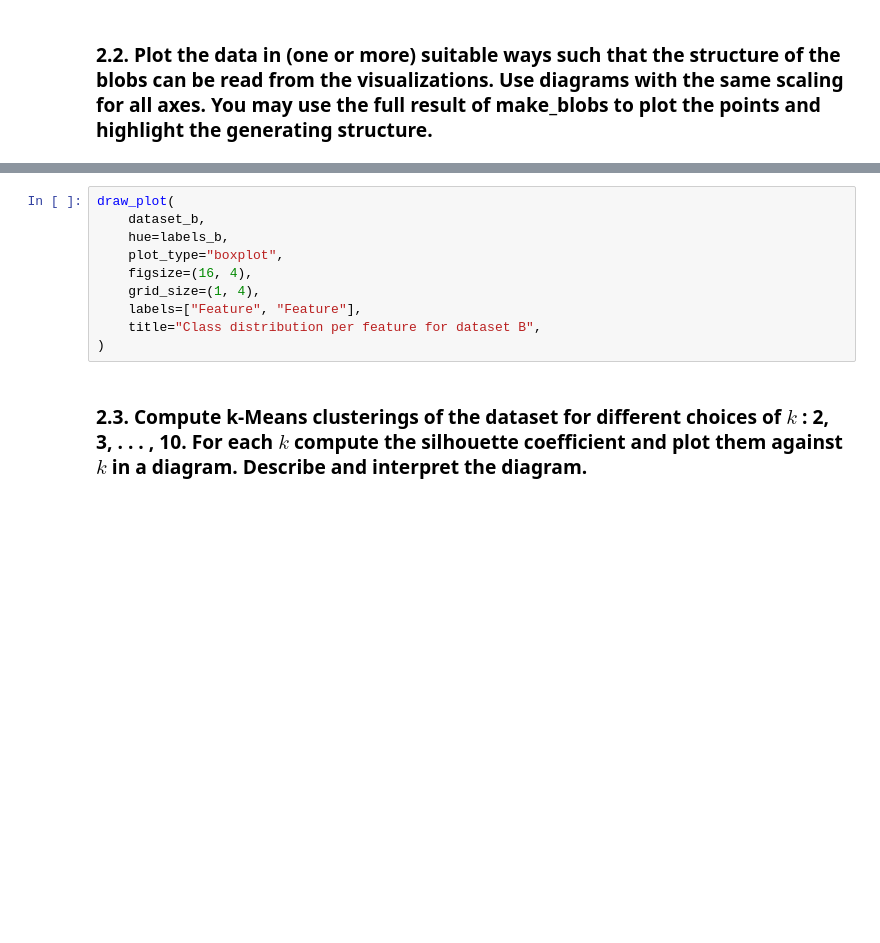
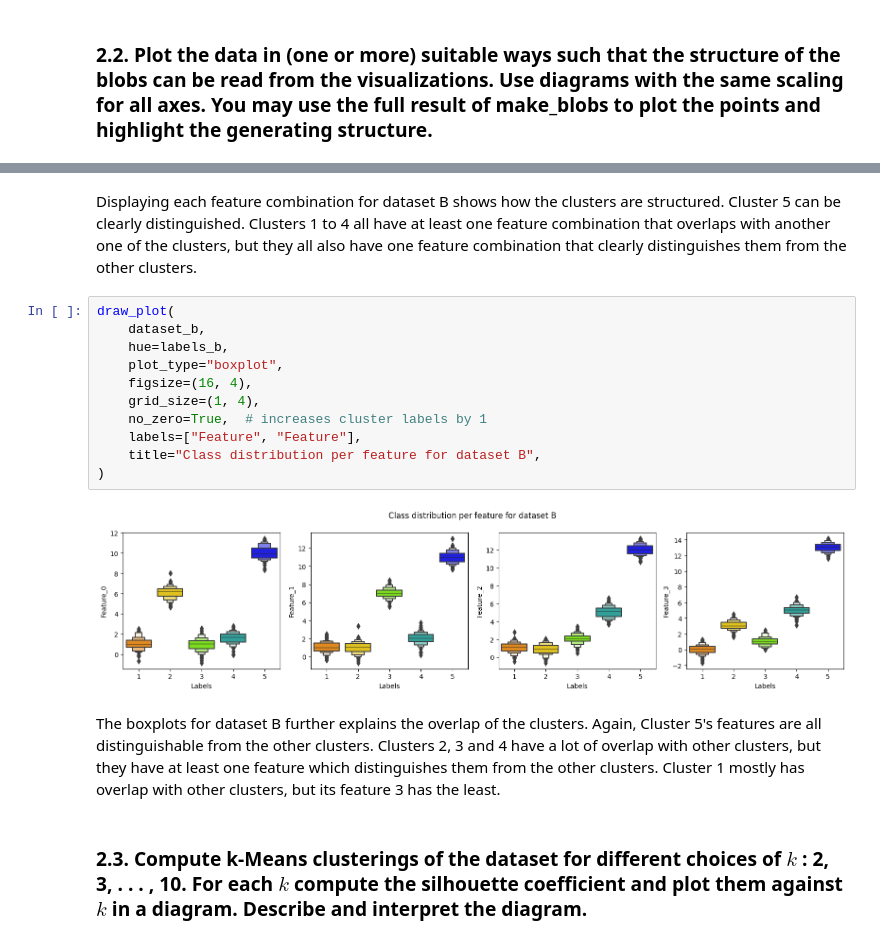
Before and after one commit to JaNoNi/MADS-MMS-Exam1, a Jupyter notebook: exam1.ipynb, the cells around one changed output, grey strips where cells are left out. Cells and saved outputs as stored; diff of their text form; blank space fills up the shorter version.

```diff
--- a/exam1.ipynb
+++ b/exam1.ipynb
@@ -165,13 +223,20 @@ draw_plot(
+# %% [markdown]
+Displaying each feature combination for dataset B shows how the clusters are structured. Cluster 5 can be clearly distinguished. Clusters 1 to 4 all have at least one feature combination that overlaps with another one of the clusters, but they all also have one feature combination that clearly distinguishes them from the other clusters.
 # %%
 draw_plot(
     dataset_b,
     hue=labels_b,
     plot_type="boxplot",
     figsize=(16, 4),
     grid_size=(1, 4),
+    no_zero=True,  # increases cluster labels by 1
     labels=["Feature", "Feature"],
     title="Class distribution per feature for dataset B",
 )
+# %% [output]
+[figure, added]
+# %% [markdown]
+The boxplots for dataset B further explains the overlap of the clusters. Again, Cluster 5's features are all distinguishable from the other clusters. Clusters 2, 3 and 4 have a lot of overlap with other clusters, but they have at least one feature which distinguishes them from the other clusters. Cluster 1 mostly has overlap with other clusters, but its feature 3 has the least.
 # %% [markdown]
 ### 2.3. Compute k-Means clusterings of the dataset for different choices of $k$ : 2, 3, . . . , 10. For each $k$ compute the silhouette coefficient and plot them against $k$ in a diagram. Describe and interpret the diagram.
 # %%
```
Also changed, not shown: parts of 42 cells of this notebook, 1 other file.
